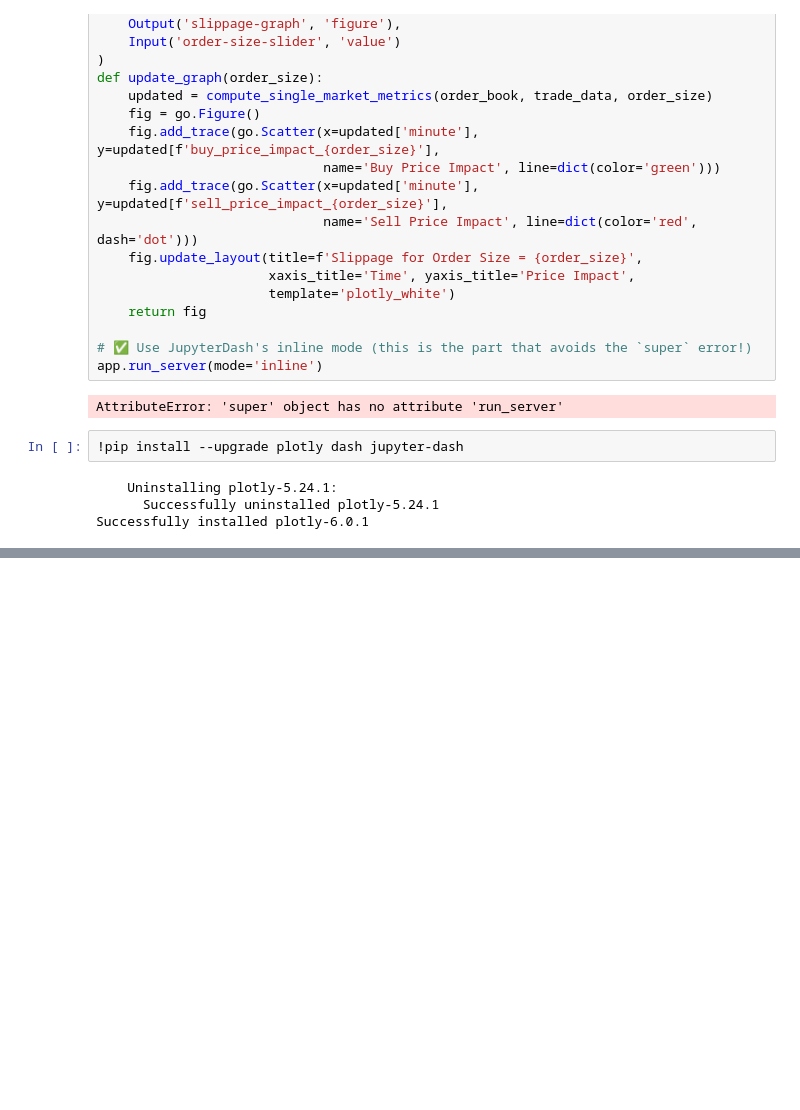
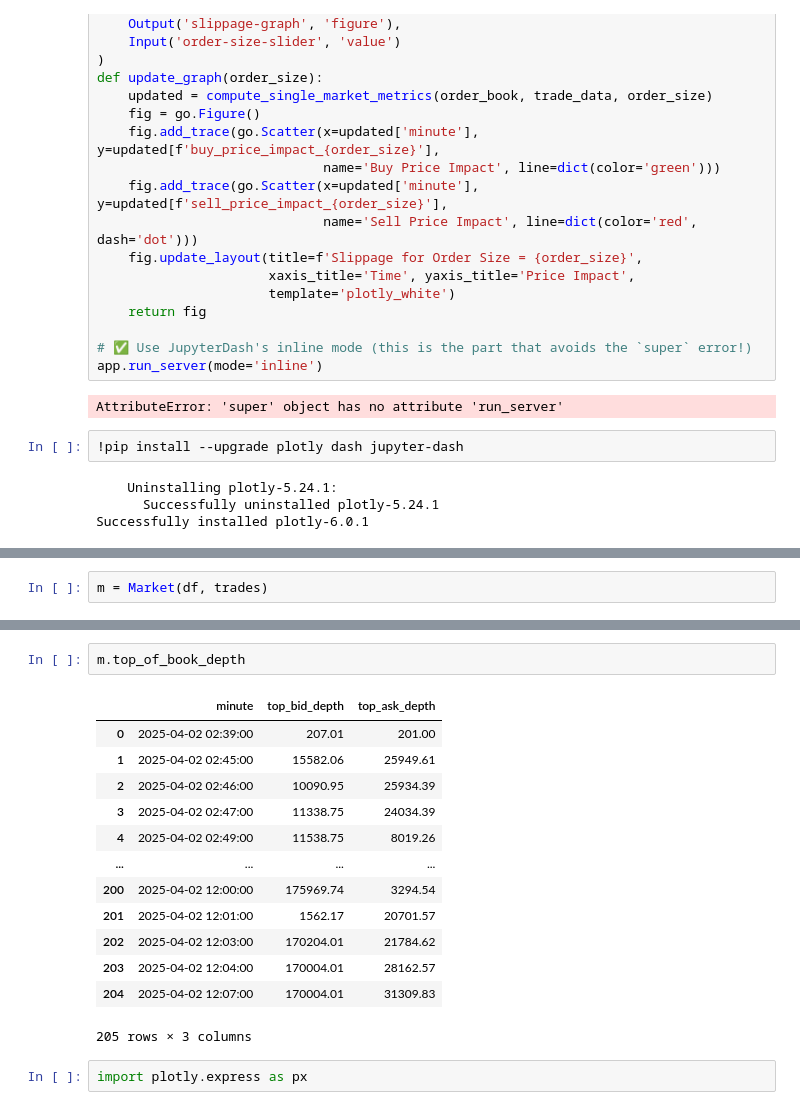
Before and after one commit to grrr71/playround, a Jupyter notebook: order_book_metrics.ipynb, the cells around one changed output, grey strips where cells are left out. Drawn from its saved outputs; the diff is of its cells as text; blank space fills up the shorter version.

```diff
--- a/order_book_metrics.ipynb
+++ b/order_book_metrics.ipynb
@@ -808,0 +1160,2 @@ Successfully installed plotly-6.0.1
+# %%
+m = Market(df, trades)
@@ -808,0 +1166,18 @@ Successfully installed plotly-6.0.1
+# %%
+m.top_of_book_depth
+# %% [output]
+|  | minute | top_bid_depth | top_ask_depth |
+| 0 | 2025-04-02 02:39:00 | 207.01 | 201.00 |
+| 1 | 2025-04-02 02:45:00 | 15582.06 | 25949.61 |
+| 2 | 2025-04-02 02:46:00 | 10090.95 | 25934.39 |
+| 3 | 2025-04-02 02:47:00 | 11338.75 | 24034.39 |
+| 4 | 2025-04-02 02:49:00 | 11538.75 | 8019.26 |
+| ... | ... | ... | ... |
+| 200 | 2025-04-02 12:00:00 | 175969.74 | 3294.54 |
+| 201 | 2025-04-02 12:01:00 | 1562.17 | 20701.57 |
+| 202 | 2025-04-02 12:03:00 | 170204.01 | 21784.62 |
+| 203 | 2025-04-02 12:04:00 | 170004.01 | 28162.57 |
+| 204 | 2025-04-02 12:07:00 | 170004.01 | 31309.83 |
+205 rows × 3 columns
+# %%
+import plotly.express as px
```
Also changed, not shown: parts of 17 cells of this notebook.
